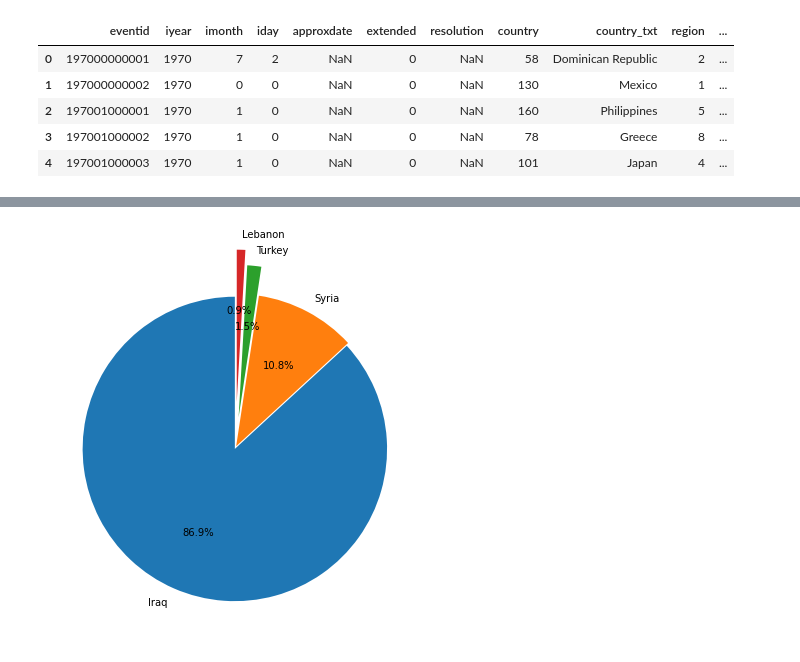
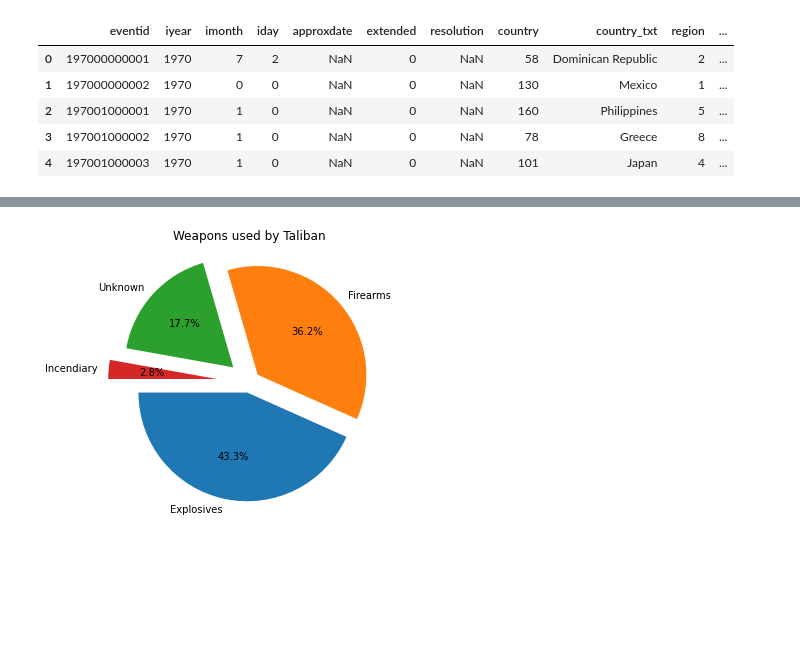
Before and after one commit to tarunn107/EDA, a Jupyter notebook: Untitled3.ipynb, the cells around one changed output, grey strips where cells are left out. Saved outputs shown, nothing was run; the diff lists cells and outputs as text; code cells hidden in the pictures; blank space fills up the shorter version.

```diff
--- a/Untitled3.ipynb
+++ b/Untitled3.ipynb
@@ -44,8 +44,7 @@ Data columns (total 19 columns):
 dtypes: float64(5), int64(6), object(8)
 memory usage: 26.3+ MB
 # %%
-df1.rename(columns = {'iyear':'year','imonth':'month','iday':'day','region_txt':'Region','nwound':'wounded','nkill':'killed','country_txt':'Country','attacktype1_txt':'Type_of_attack','weaptype1_txt':'weapon','targtype1_txt':'target','targsubtype1_txt':'target_subtype','gname':'attacker_name'}, inplace = True)
-df1['casualities']=df1['wounded']+df1['killed']
+df1.rename(columns = {'iyear':'year','imonth':'month','iday':'day','region_txt':'Region','nwound':'wounded','nkill':'killed','country_txt':'country','attacktype1_txt':'Type_of_attack','weaptype1_txt':'weapon','targtype1_txt':'target','targsubtype1_txt':'target_subtype','gname':'attacker_name'}, inplace = True)
 # %%
 df1['wounded'] = df1['wounded'].fillna(0).astype(int)
 df1['killed'] = df1['killed'].fillna(0).astype(int)
@@ -79,8 +72,8 @@ top_attackers
 # %%
-a=df1[df1['attacker_name']=='Taliban']['weapon'].value_counts()
-a=a.drop(labels=['Unknown'])
-a=a.iloc[:4]
-fig = plt.figure(figsize =(10, 7))
-plt.pie(a,labels=list(a.index),autopct='%1.1f%%',startangle=90,explode=(0.01, 0.01, 0.2, 0.3))
-plt.title('Top 4 weapons of choice of')
-plt.show()
+#a=df1[df1['attacker_name']=='Taliban']['weapon'].value_counts()
+#a=a.drop(labels=['Unknown'])
+#a=a.iloc[:4]
+#fig = plt.figure(figsize =(5, 5))
+#plt.pie(a,labels=list(a.index),autopct='%1.1f%%',startangle=90,explode=(0.01, 0.01, 0.2, 0.3))
+#plt.title('Top 4 weapons of choice of')
+#plt.show()
@@ -89,10 +80,20 @@ plt.show()
 # %%
-def top4xofy(str1,str2,str3):
-  a=df1[df1[str1]==str2][str3].value_counts()
-  a=a.iloc[:4]
-  fig = plt.figure(figsize =(10, 7))
-  plt.pie(a,labels=list(a.index),autopct='%1.1f%%',startangle=90,explode=(0.01, 0.01, 0.2, 0.3))
-  plt.show()
-top4xofy('attacker_name','Islamic State of Iraq and the Levant (ISIL)','Country')
+def top4xofy(str1,str2,str3,str4):
+  try:
+    a=df1[df1[str1]==str2][str3].value_counts()
+    a=a.iloc[:4]
+    fig = plt.figure(figsize =(5, 5))
+    plt.pie(a,labels=list(a.index),autopct='%1.1f%%',startangle=180,explode=(0.1, 0.1, 0.2, 0.3))
+    plt.title(str4)
+    plt.show()
+  except:
+    a=df1[df1[str1]==str2][str3].value_counts()
+    a=a.iloc[:4]
+    fig = plt.figure(figsize =(7, 7))
+    plt.pie(a,labels=list(a.index),autopct='%1.1f%%',startangle=180)
+    plt.title(str4)
+    plt.show()
+
+top4xofy('attacker_name','Taliban','weapon','Weapons used by Taliban')
 # %% [output]
-[figure, old version]
+[figure, new version]
```
Also changed, not shown: parts of 6 cells of this notebook.
